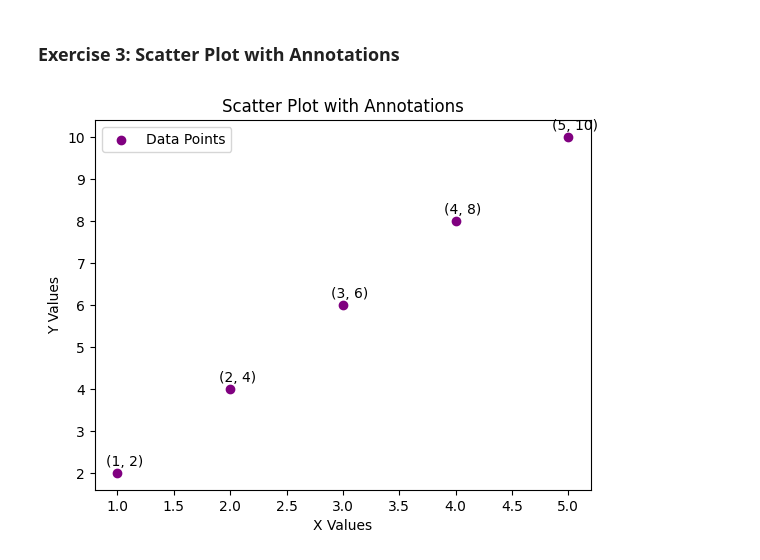
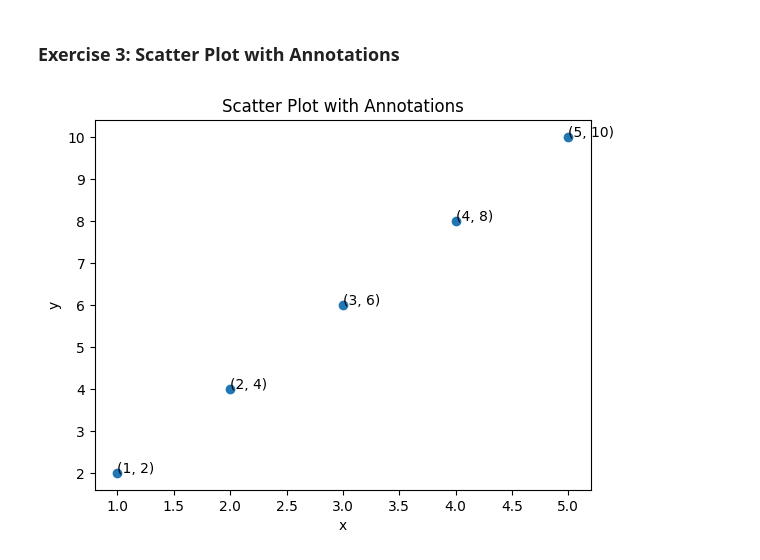
Before and after one commit to gayatrik2/python-jupyter-template, a Jupyter notebook: src/3-scatter-plot.ipynb, the cells around one changed output. Saved outputs shown, nothing was run; the diff lists cells and outputs as text; code cells hidden in the pictures.

```diff
--- a/src/3-scatter-plot.ipynb
+++ b/src/3-scatter-plot.ipynb
@@ -4,27 +4,20 @@
 # TASK: Create a scatter plot with x = [1, 2, 3, 4, 5] and y = [2, 4, 6, 8, 10].
 # Annotate each point with its (x, y) value, and set the title as 'Scatter Plot with Annotations'.
 # %%
-import matplotlib.pyplot as plt
-
+try:
+    import matplotlib.pyplot as plt
+except ImportError as e:
+    print(f"Error: {e}. Please ensure that matplotlib is installed.")
 
 x = [1, 2, 3, 4, 5]
 y = [2, 4, 6, 8, 10]
 
-
-plt.scatter(x, y, color='purple', label='Data Points')
-
-
-for i in range(len(x)):
-    plt.annotate(f'({x[i]}, {y[i]})', (x[i], y[i]), textcoords="offset points", xytext=(5, 5), ha='center')
-
-
+plt.scatter(x, y)
+for i, txt in enumerate(zip(x, y)):
+    plt.annotate(f"({txt[0]}, {txt[1]})", (x[i], y[i]))
+plt.xlabel('x')
+plt.ylabel('y')
 plt.title('Scatter Plot with Annotations')
-plt.xlabel('X Values')
-plt.ylabel('Y Values')
-
-
-plt.legend()
-
 plt.show()
 # %% [output]
-[figure, old version]
+[figure, new version]
```
Also changed, not shown: 5 other files.
